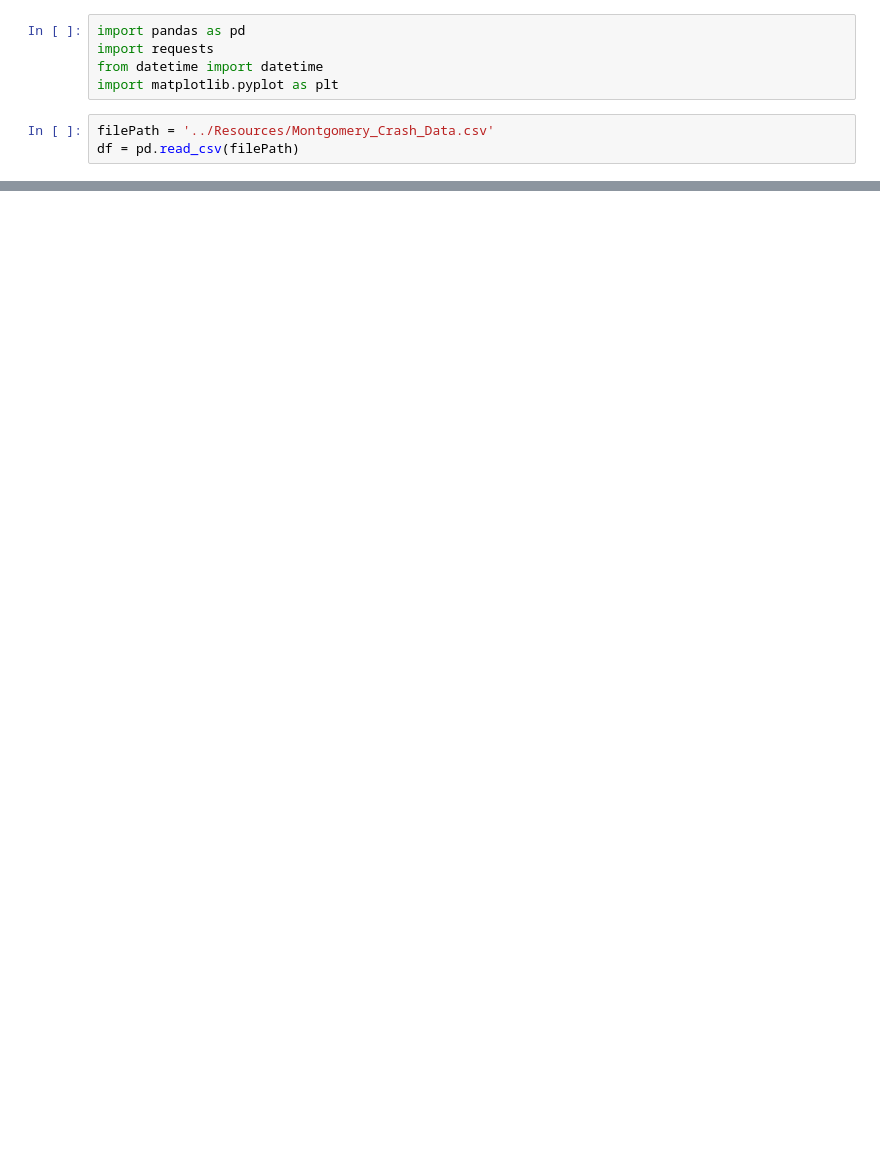
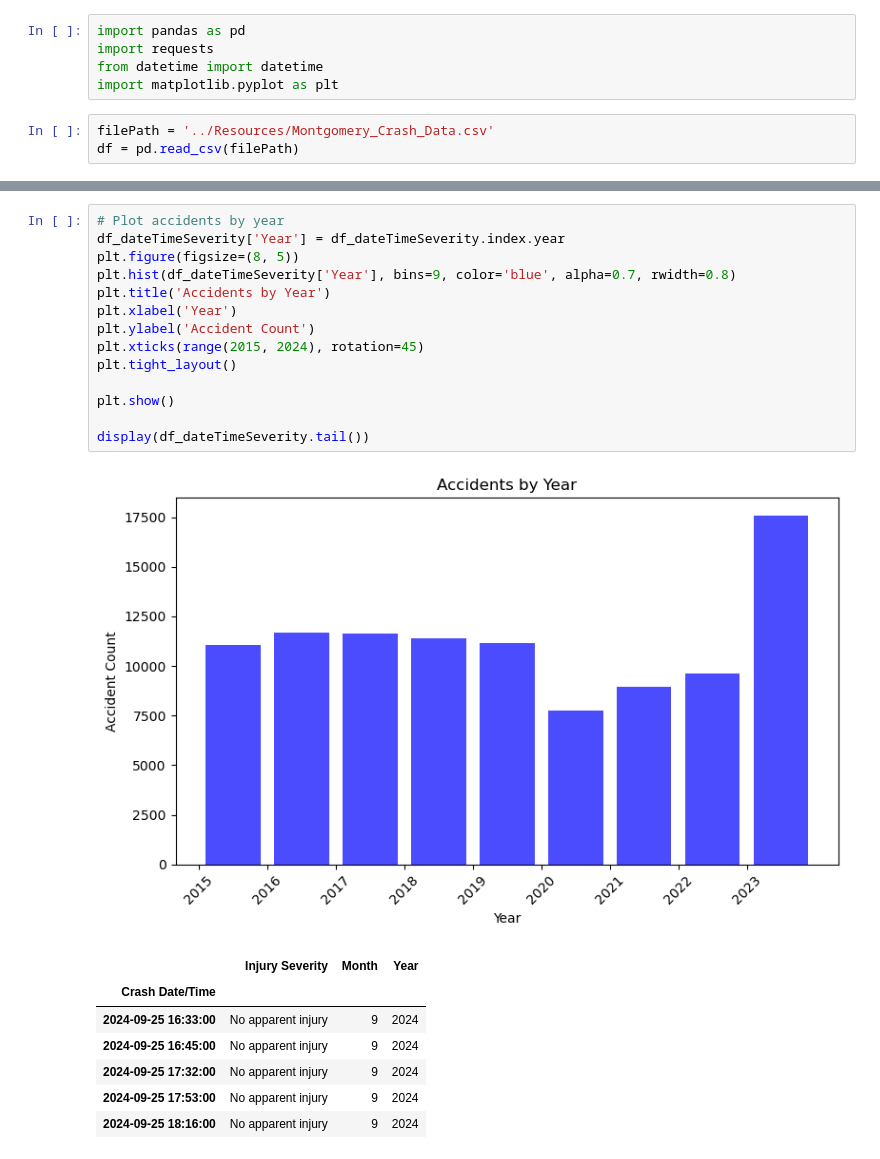
Before and after one commit to Brian-Hansen-Turton/module-9-project, a Jupyter notebook: Code/DateTimeSeverityAnalysis.ipynb, the cells around one changed output, grey strips where cells are left out. Saved outputs shown, nothing was run; the diff lists cells and outputs as text; blank space fills up the shorter version.

```diff
--- a/Code/DateTimeSeverityAnalysis.ipynb
+++ b/Code/DateTimeSeverityAnalysis.ipynb
@@ -104,0 +310,23 @@ for i in df_injury_list:
+# %%
+# Plot accidents by year
+df_dateTimeSeverity['Year'] = df_dateTimeSeverity.index.year
+plt.figure(figsize=(8, 5))
+plt.hist(df_dateTimeSeverity['Year'], bins=9, color='blue', alpha=0.7, rwidth=0.8)
+plt.title('Accidents by Year')
+plt.xlabel('Year')
+plt.ylabel('Accident Count')
+plt.xticks(range(2015, 2024), rotation=45)
+plt.tight_layout()
+
+plt.show()
+
+display(df_dateTimeSeverity.tail())
+# %% [output]
+[figure, added]
+|  | Injury Severity | Month | Year |
+| Crash Date/Time |  |  |  |
+| 2024-09-25 16:33:00 | No apparent injury | 9 | 2024 |
+| 2024-09-25 16:45:00 | No apparent injury | 9 | 2024 |
+| 2024-09-25 17:32:00 | No apparent injury | 9 | 2024 |
+| 2024-09-25 17:53:00 | No apparent injury | 9 | 2024 |
+| 2024-09-25 18:16:00 | No apparent injury | 9 | 2024 |
```
Also changed, not shown: parts of 18 cells of this notebook.
